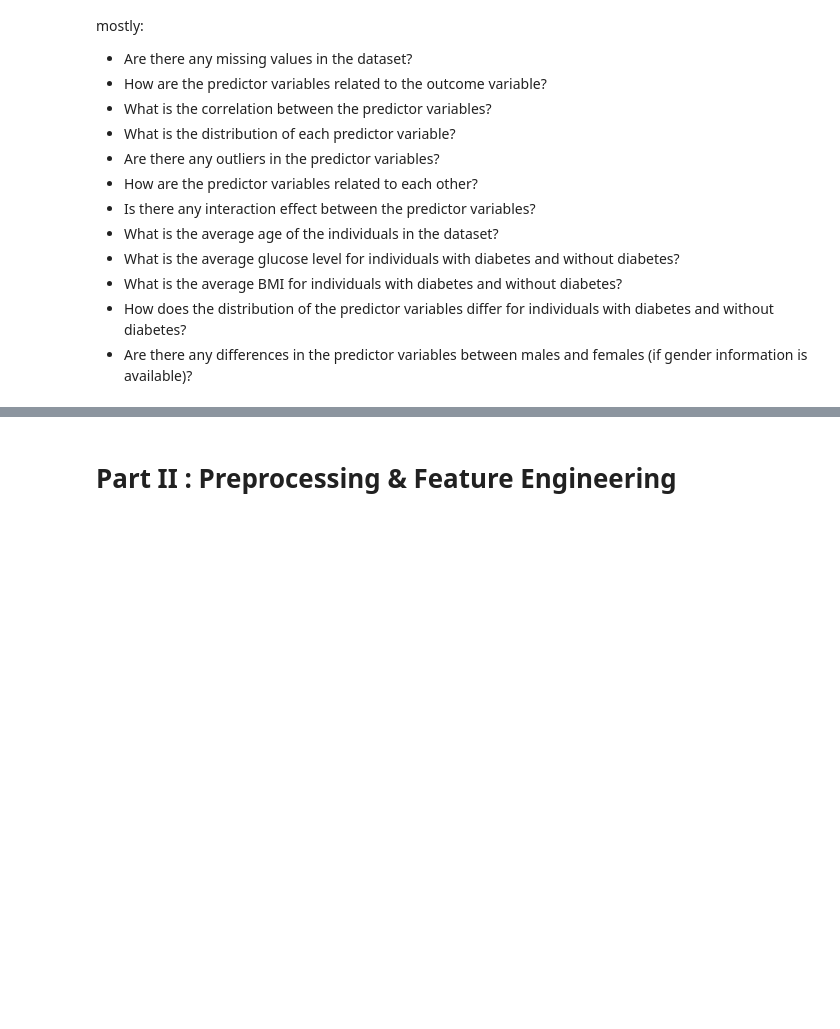
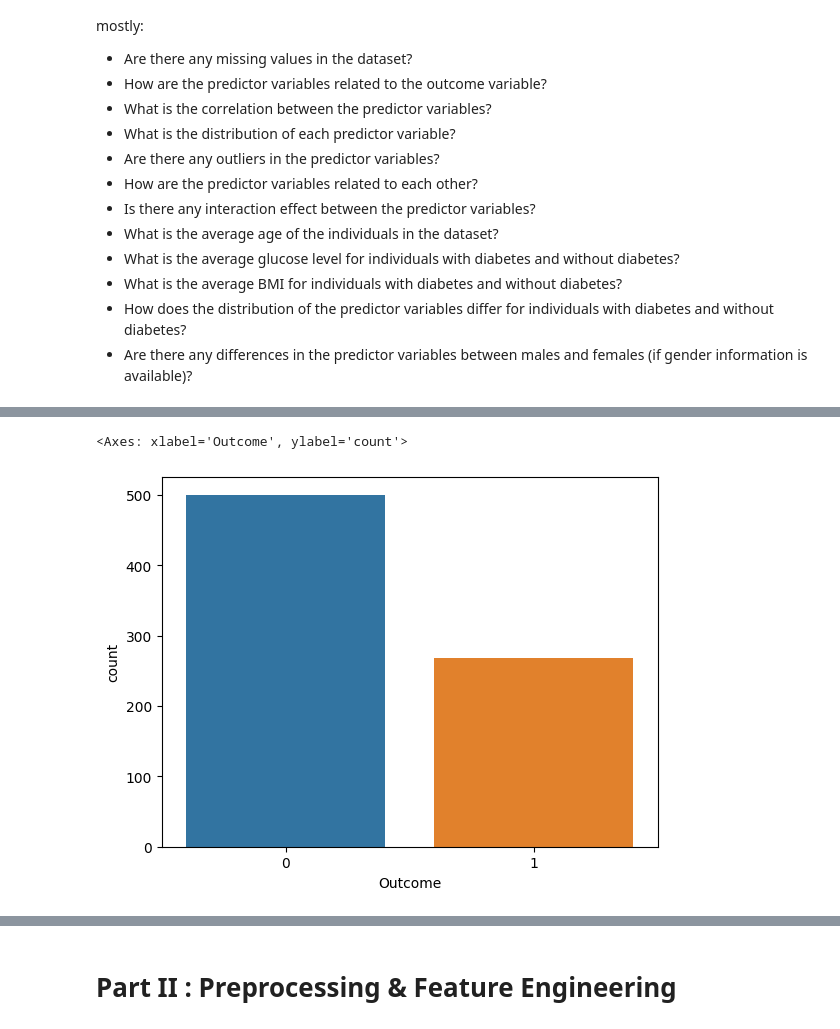
Before and after one commit to Dhru-win/ml-project-supervised-learning, a Jupyter notebook: Supervised Learning - Project.ipynb, the cells around one changed output, grey strips where cells are left out. Saved outputs shown, nothing was run; the diff lists cells and outputs as text; code cells hidden in the pictures; blank space fills up the shorter version.

```diff
--- a/Supervised Learning - Project.ipynb
+++ b/Supervised Learning - Project.ipynb
@@ -73,6 +74,13 @@ diabetes_df.describe()
 | 50% | 3.000000 | 117.000000 | 72.000000 | 23.000000 | 30.500000 | 32.000000 | 0.372500 | 29.000000 | ... |
 | 75% | 6.000000 | 140.250000 | 80.000000 | 32.000000 | 127.250000 | 36.600000 | 0.626250 | 41.000000 | ... |
 | max | 17.000000 | 199.000000 | 122.000000 | 99.000000 | 846.000000 | 67.100000 | 2.420000 | 81.000000 | ... |
+# %%
+# checking the balance of outcomes
+
+sns.countplot(data=diabetes_df, x='Outcome')
+# %% [output]
+<Axes: xlabel='Outcome', ylabel='count'>
+[figure, added]
 # %%
 sns.pairplot(data=diabetes_df, hue='Outcome')
 # %% [output]
```
Also changed, not shown: parts of 24 cells of this notebook.
